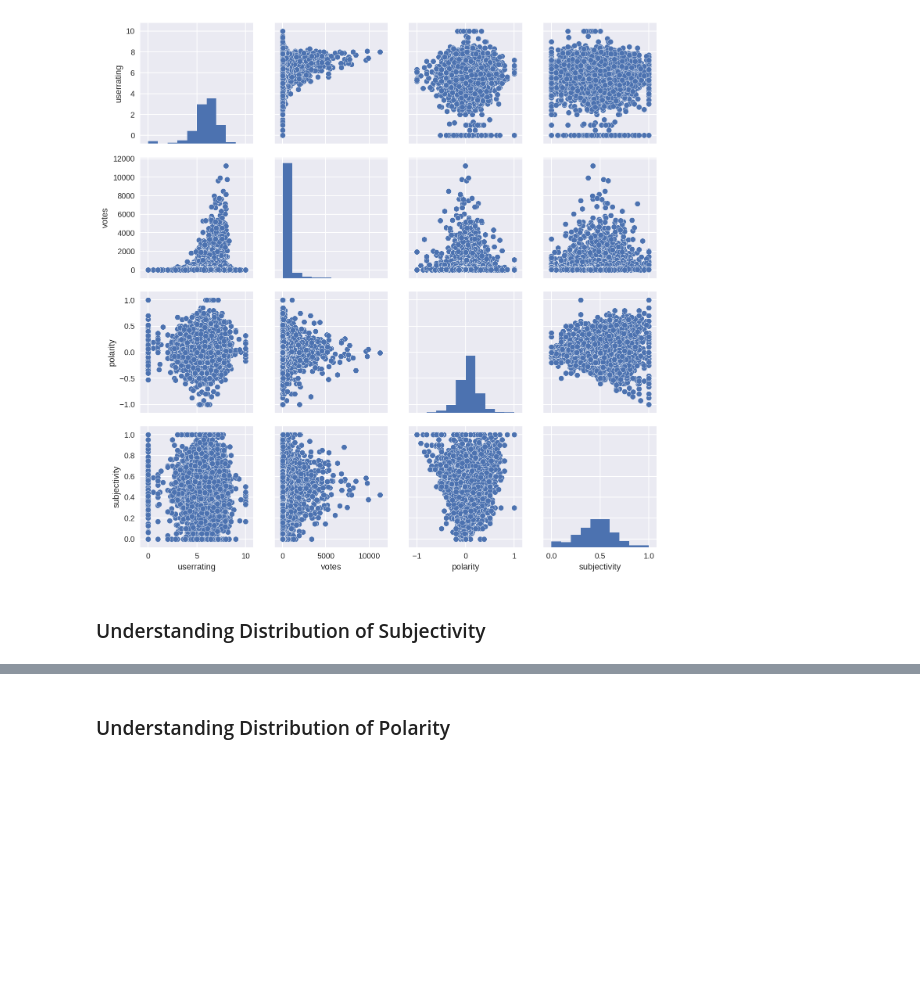
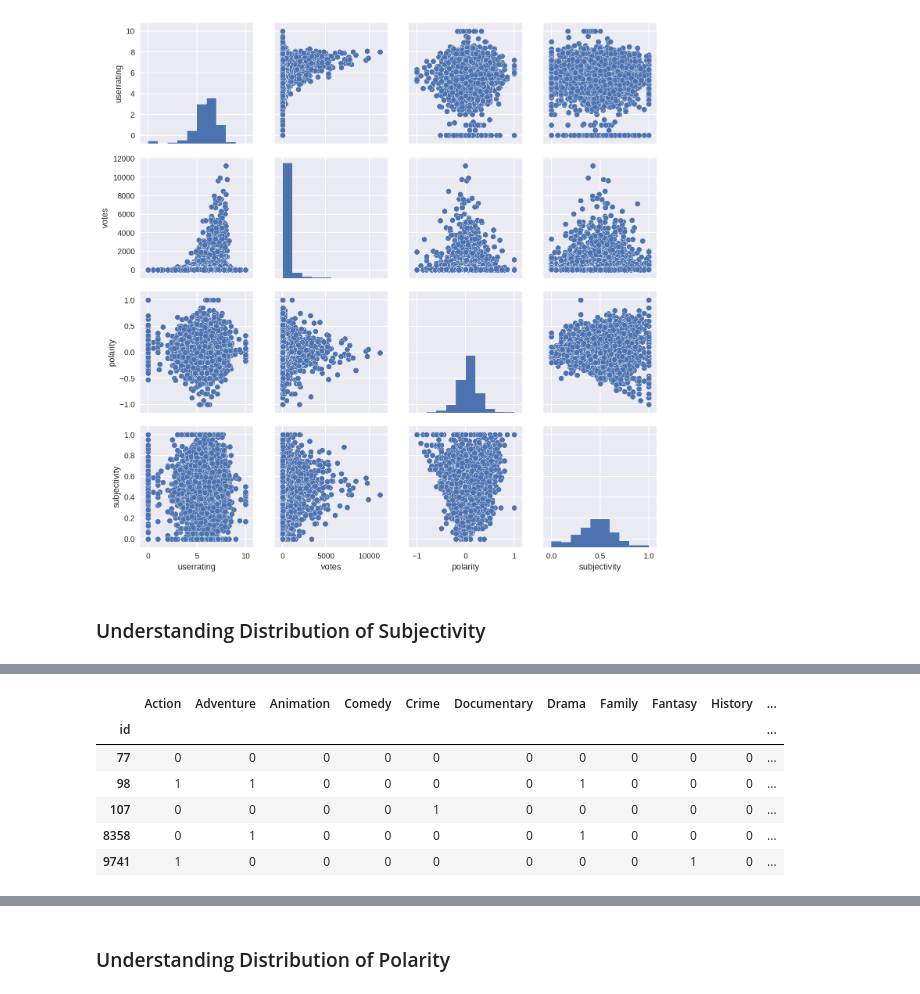
Before and after one commit to samplank/CS109b, a Jupyter notebook: Additional_Data_Exploration.ipynb, the cells around one changed output, grey strips where cells are left out. Saved outputs shown, nothing was run; the diff lists cells and outputs as text; code cells hidden in the pictures; blank space fills up the shorter version.

```diff
--- a/Additional_Data_Exploration.ipynb
+++ b/Additional_Data_Exploration.ipynb
@@ -57,17 +59,27 @@ plt.show()
 # %%
 # another empty subjectivity matrix
 subjectivity_mat1 = pd.DataFrame(columns=genres.columns, index=genres.index)
 indices = genres.index
 # this time, only if a movie has JUST 1 label, input its subjectivity score into subjectivity matrix
 # this ensures that the subjectivity distribution is very specific to the genre
 for ind in genres.index:
     temp = []
     if genres.loc[ind].sum() == 1:
         for col in genres.columns:
             if genres.loc[ind][col] == 0:
                 temp.append(np.NaN)
             else:
                 temp.append(metadata.loc[ind]['subjectivity'])
         subjectivity_mat1.loc[ind] = temp
+
+genres.head()
+# %% [output]
+|  | Action | Adventure | Animation | Comedy | Crime | Documentary | Drama | Family | Fantasy | History | ... |
+| id |  |  |  |  |  |  |  |  |  |  | ... |
+| 77 | 0 | 0 | 0 | 0 | 0 | 0 | 0 | 0 | 0 | 0 | ... |
+| 98 | 1 | 1 | 0 | 0 | 0 | 0 | 1 | 0 | 0 | 0 | ... |
+| 107 | 0 | 0 | 0 | 0 | 1 | 0 | 0 | 0 | 0 | 0 | ... |
+| 8358 | 0 | 1 | 0 | 0 | 0 | 0 | 1 | 0 | 0 | 0 | ... |
+| 9741 | 1 | 0 | 0 | 0 | 0 | 0 | 0 | 0 | 1 | 0 | ... |
 # %%
 # boxplot of revised subjectivity distribution per genre
```
Also changed, not shown: parts of 4 cells of this notebook.
